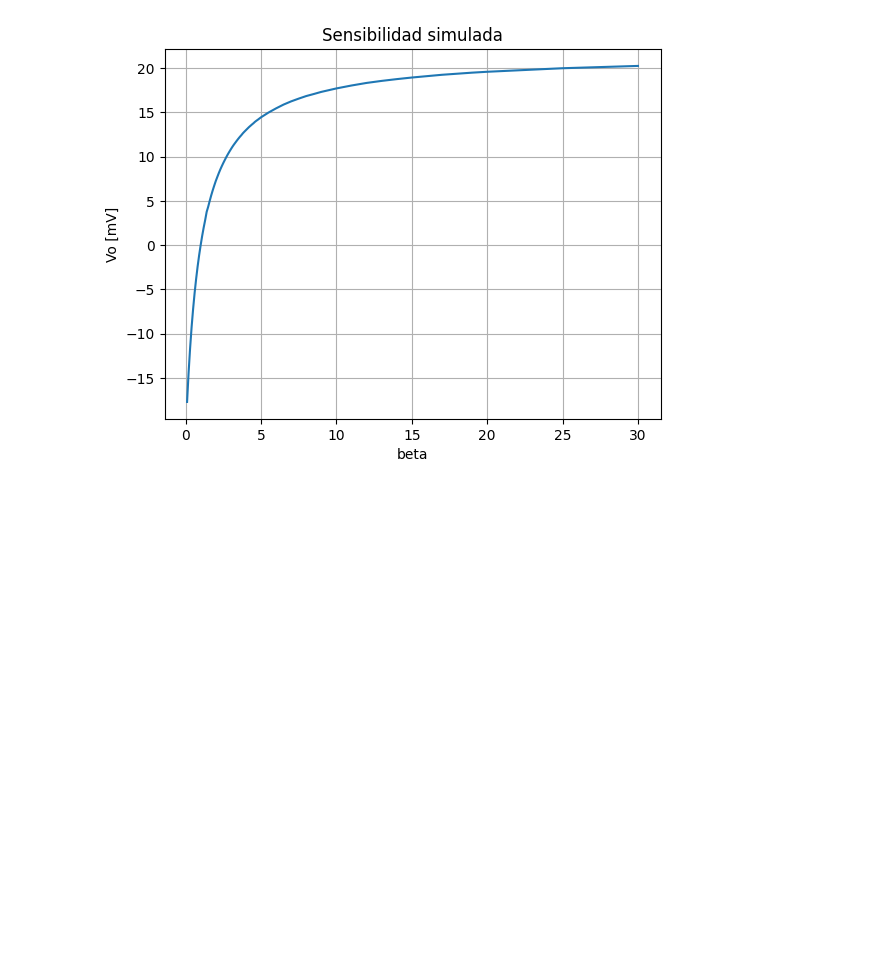
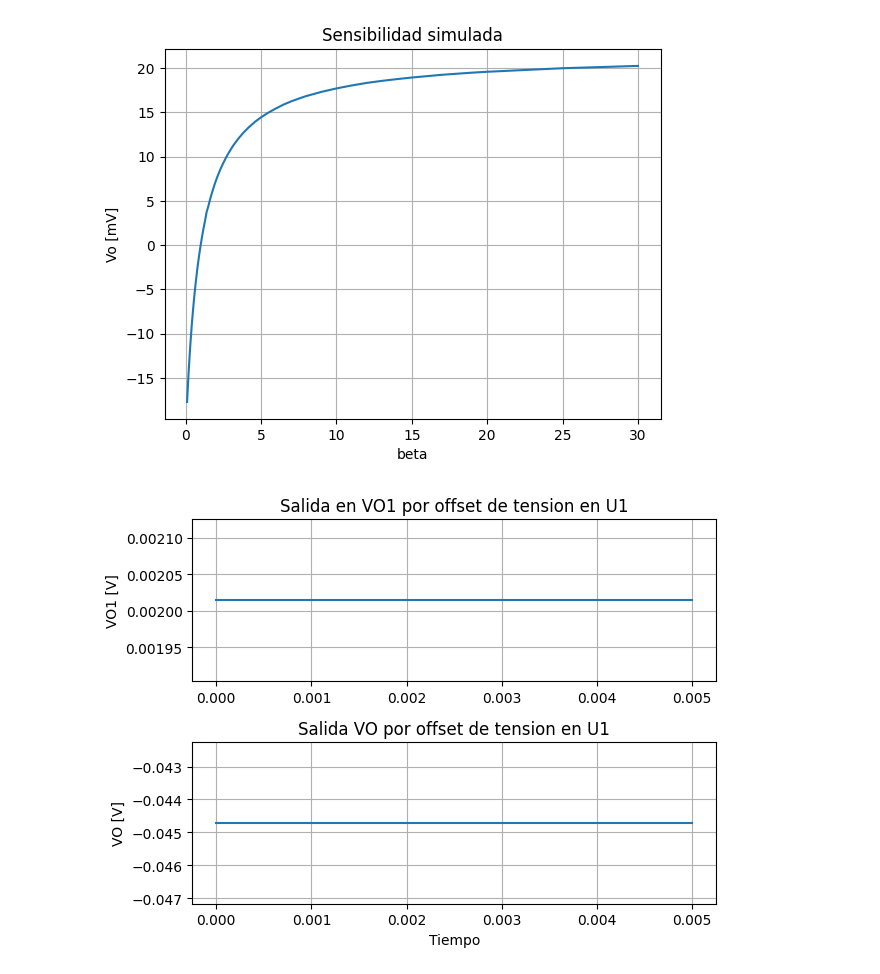
Before and after one commit to all5one-sudo/lab2SRA, a Jupyter notebook: lab2_plots.ipynb, the cells around one changed output. Drawn from its saved outputs; the diff is of its cells as text; code cells hidden in the pictures; blank space fills up the shorter version.

```diff
--- a/lab2_plots.ipynb
+++ b/lab2_plots.ipynb
@@ -252,3 +252,19 @@ plt.ylabel('Vo [mV]')
 plt.grid(True)
 # %% [output]
 [figure]
+# %%
+data = pd.read_csv('circuito2V02.txt', delimiter='\t')
+fig, axs = plt.subplots(2)
+axs[0].plot(data['time'], data['V(vo1)'])
+axs[0].set_title('Salida en VO1 por offset de tension en U1')
+axs[0].set_ylabel('VO1 [V]')
+axs[0].grid(True)
+axs[1].plot(data['time'], data['V(vout)'])
+axs[1].set_title('Salida VO por offset de tension en U1')
+axs[1].set_xlabel('Tiempo')
+axs[1].set_ylabel('VO [V]')
+axs[1].grid(True)
+plt.tight_layout()
+plt.show()
+# %% [output]
+[figure, added]
```
Also changed, not shown: parts of 4 cells of this notebook, 19 other files.
